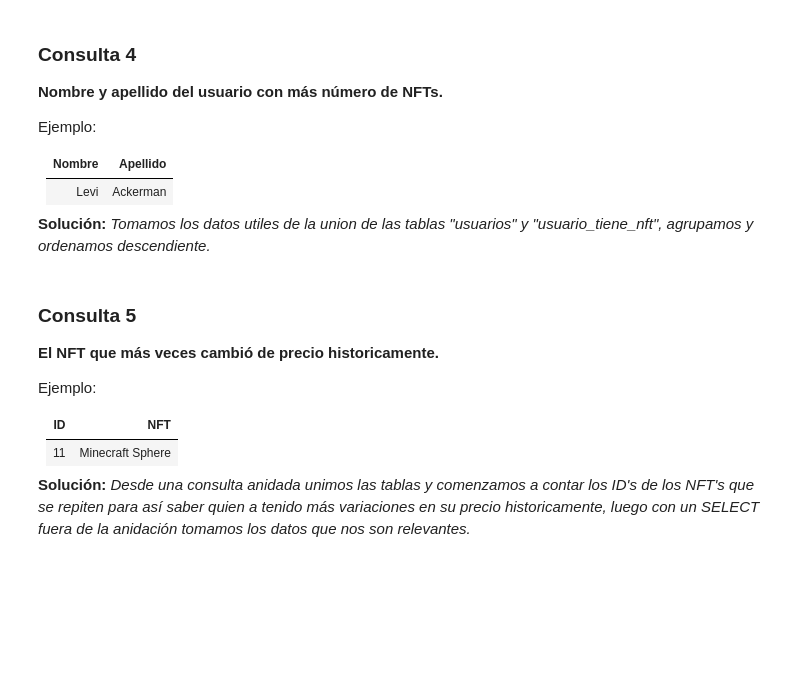
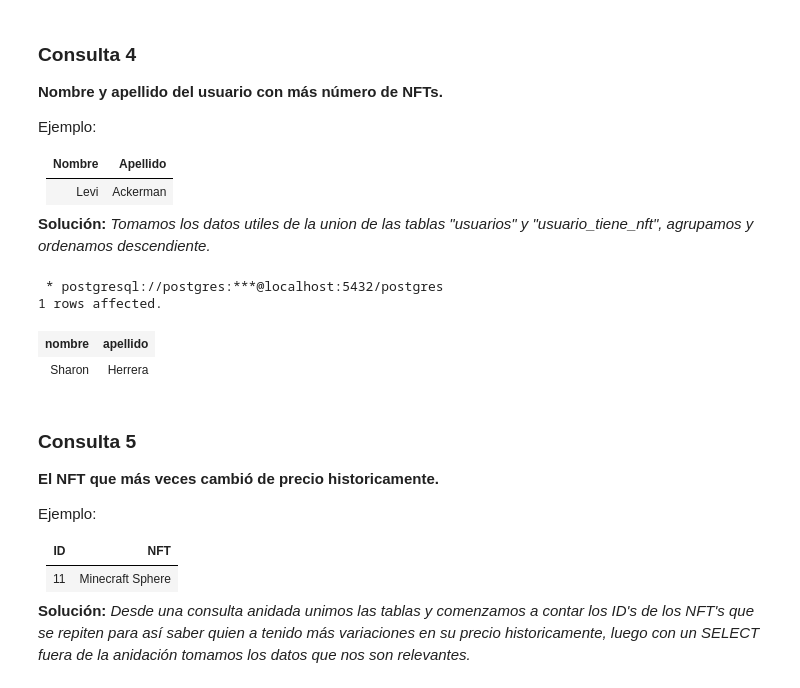
Before and after one commit to YUYO1814/Tarea-1-Grupo22, a Jupyter notebook: Tarea1_BD_2022-1 V1.1.ipynb, the cells around one changed output. Saved outputs shown, nothing was run; the diff lists cells and outputs as text; code cells hidden in the pictures; blank space fills up the shorter version.

```diff
--- a/Tarea1_BD_2022-1 V1.1.ipynb
+++ b/Tarea1_BD_2022-1 V1.1.ipynb
@@ -341,21 +427,25 @@ Ejemplo:
 
 **Solución:** _Tomamos los datos utiles de la union de las tablas "usuarios" y "usuario_tiene_nft", agrupamos y ordenamos descendiente._
 # %%
-%
+%%sql
 SELECT
-	nombre AS "Nombre",apellido AS "Apellido"
+	nombre AS Nombre,apellido AS Apellido
 FROM(
 	SELECT
 	 nombre,apellido,COUNT(nombre) AS "Cantidad NFT"
 FROM
 	usuarios RIGHT JOIN usuario_tiene_nft ON usuarios.id_usuario = usuario_tiene_nft.id_usuario
 GROUP BY
 	nombre,apellido,nombre
 ORDER BY
 	COUNT(nombre) DESC
 LIMIT 1
 ) AS machina
-%sql
+# %% [output]
+ * postgresql://postgres:***@localhost:5432/postgres
+1 rows affected.
+| nombre | apellido |
+| Sharon | Herrera |
 # %% [markdown]
 ### Consulta 5
 **El NFT que más veces cambió de precio historicamente.**
```
Also changed, not shown: parts of 19 cells of this notebook.
